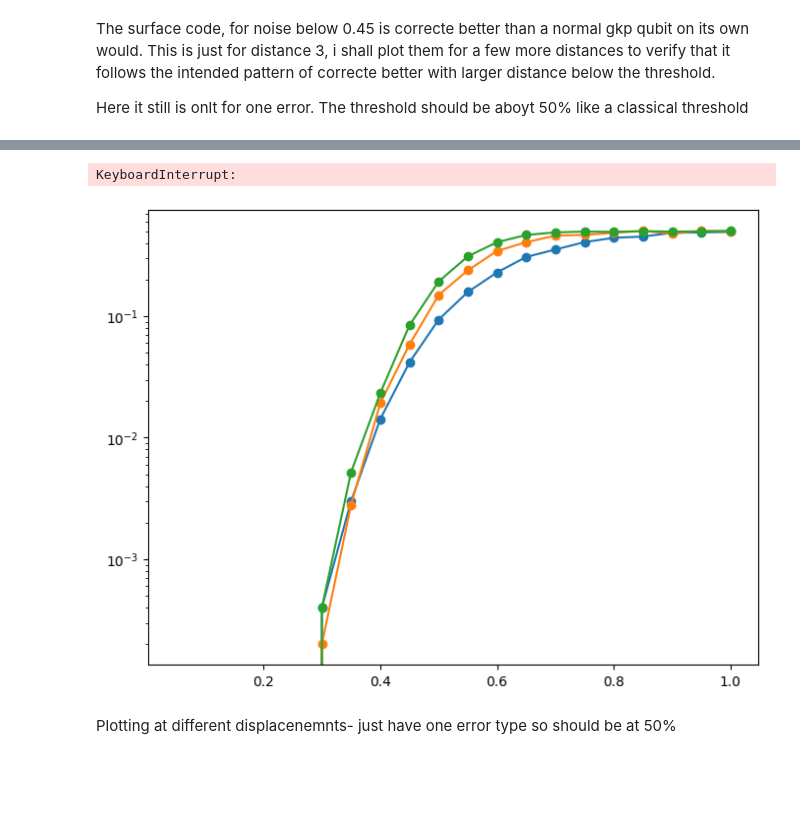
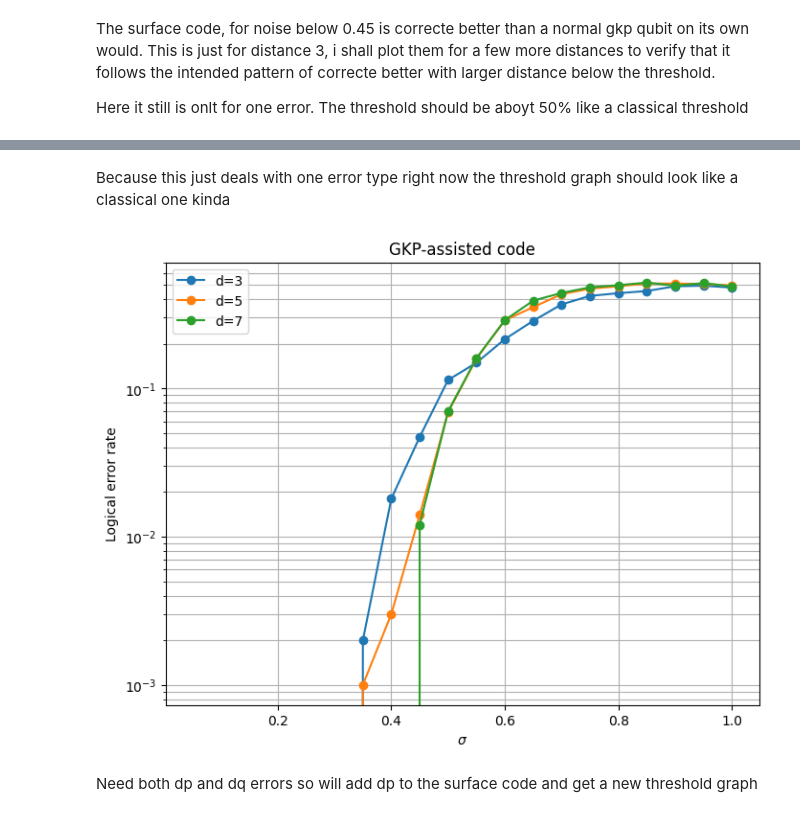
Before and after one commit to laramt04/GKP_QEC_Project_Code, a Jupyter notebook: GKP_gaussian_surface_code.ipynb, the cells around one changed output, grey strips where cells are left out. Drawn from its saved outputs; the diff is of its cells as text; code cells hidden in the pictures; blank space fills up the shorter version.

Commit message:
surface dq error threshold graph

```diff
--- a/GKP_gaussian_surface_code.ipynb
+++ b/GKP_gaussian_surface_code.ipynb
@@ -359,8 +357,6 @@ sigma_vals = np.linspace(0.05, 1, 20)
 
 def surface_gkp(Hz, logical_z, matching, sigma_vals, n_trials):
     logical_rate = []
-    dq_vals = np.zeros(Hz.shape[1])
-    sq_vals = np.zeros(Hz.shape[1])
 
     for sigma in sigma_vals:
         errors = 0
@@ -427,10 +423,11 @@ plt.show()
+# %% [markdown]
+Because this just deals with one error type right now the threshold graph should look like a classical one kinda
 # %%
-distances = [3, 5, 7, 9]
+distances = [3, 5, 7]
 trials_by_d = {
-    3: 5000,
-    5: 5000,
-    7: 5000,
-    9: 5000
+    3: 1000,
+    5: 1000,
+    7: 1000,
 }
 
 plt.figure(figsize=(8,6))
@@ -447,35 +444,34 @@ for d in distances:
     _, Hz = hypergraphHxHz(H, HT, I_r, I_n)
     Hz %= 2
 
     # new matching bc new hz for each distance
     matching = pymatching.Matching.from_check_matrix(Hz)
 
     # re construct logical for new distances
-    logical_z = np.ones(Hz.shape[1], dtype=np.uint8)
+    logical_z = logical_z = get_logical_z(d)
 
     logical_rate = surface_gkp(
         Hz,
         logical_z,
         matching,
         sigma_vals,
         trials_by_d[d]
     )
 
     plt.semilogy(
         sigma_vals,
         logical_rate,
         marker='o',
         label=f'd={d}'
     )
 
 plt.xlabel(r'$\sigma$')
 plt.ylabel('Logical error rate')
 plt.title('GKP-assisted code')
 plt.grid(True, which='both')
 plt.legend()
 plt.show()
 # %% [output]
-KeyboardInterrupt:
-[figure, old version]
+[figure, new version]
 # %% [markdown]
-Plotting at different displacenemnts- just have one error type so should be at 50%
+Need both dp and dq errors so will add dp to the surface code and get a new threshold graph
```
Also changed, not shown: parts of 6 cells of this notebook.
